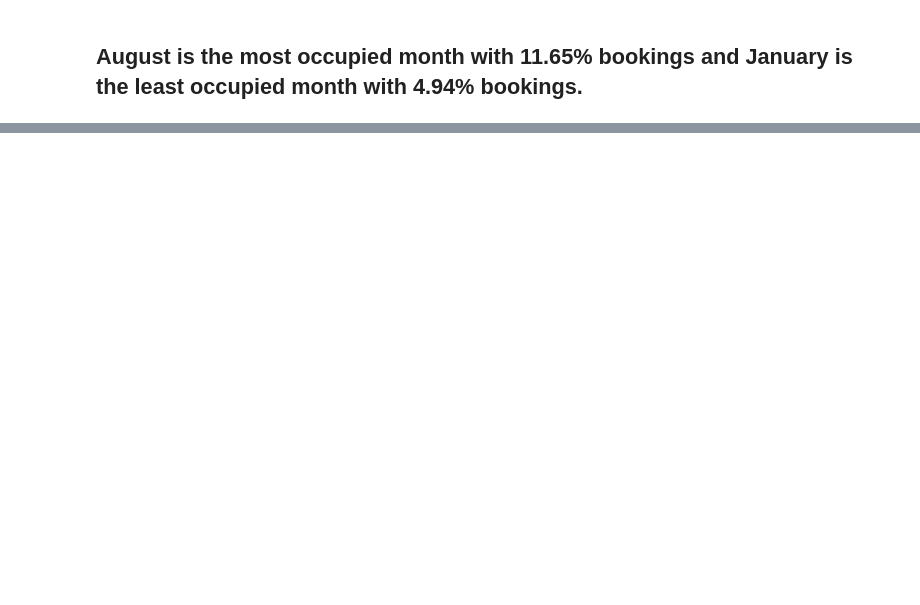
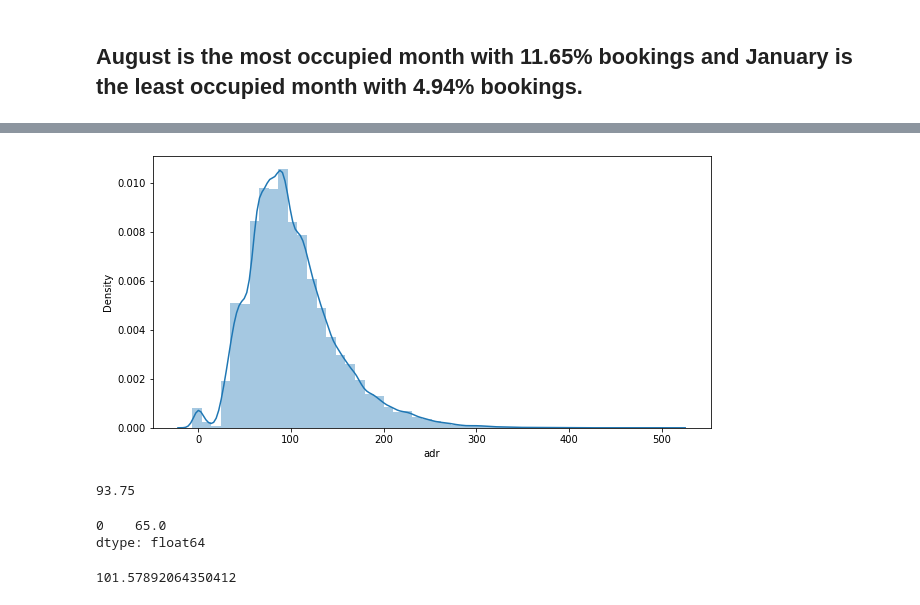
Before and after one commit to abhinendra88/hotel-booking-analysis, a Jupyter notebook: Hotel_Booking_Analysis_Capstone_Project.ipynb, the cells around one changed output, grey strips where cells are left out. Saved outputs shown, nothing was run; the diff lists cells and outputs as text; code cells hidden in the pictures; blank space fills up the shorter version.

```diff
--- a/Hotel_Booking_Analysis_Capstone_Project.ipynb
+++ b/Hotel_Booking_Analysis_Capstone_Project.ipynb
@@ -388,0 +464,4 @@ ax = month_hotel_type.plot.bar(figsize = (15,10),fontsize = 14)
+# %%
+# Let's filter our copied dataset and remove anamolies.
+
+hotel_df= hotel_df.drop(hotel_df[(hotel_df['adr'] == 0) & (hotel_df['market_segment'] != 'Complementary')].index)
@@ -388,0 +478,26 @@ ax = month_hotel_type.plot.bar(figsize = (15,10),fontsize = 14)
+# %%
+# Let's check distribution of adr column.
+
+plt.figure(figsize=(10,5))
+ax = sns.distplot(hotel_df[hotel_df['is_canceled']==0]['adr'])
+# %% [output]
+[figure, added]
+# %%
+# Central value of distribution.
+
+hotel_df[hotel_df['is_canceled']==0]['adr'].median()
+# %% [output]
+93.75
+# %%
+# Most occured value.
+
+hotel_df[hotel_df['is_canceled']==0]['adr'].mode()
+# %% [output]
+0    65.0
+dtype: float64
+# %%
+# Average value.
+
+hotel_df[hotel_df['is_canceled']==0]['adr'].mean()
+# %% [output]
+101.57892064350412
```
Also changed, not shown: parts of 26 cells of this notebook.
